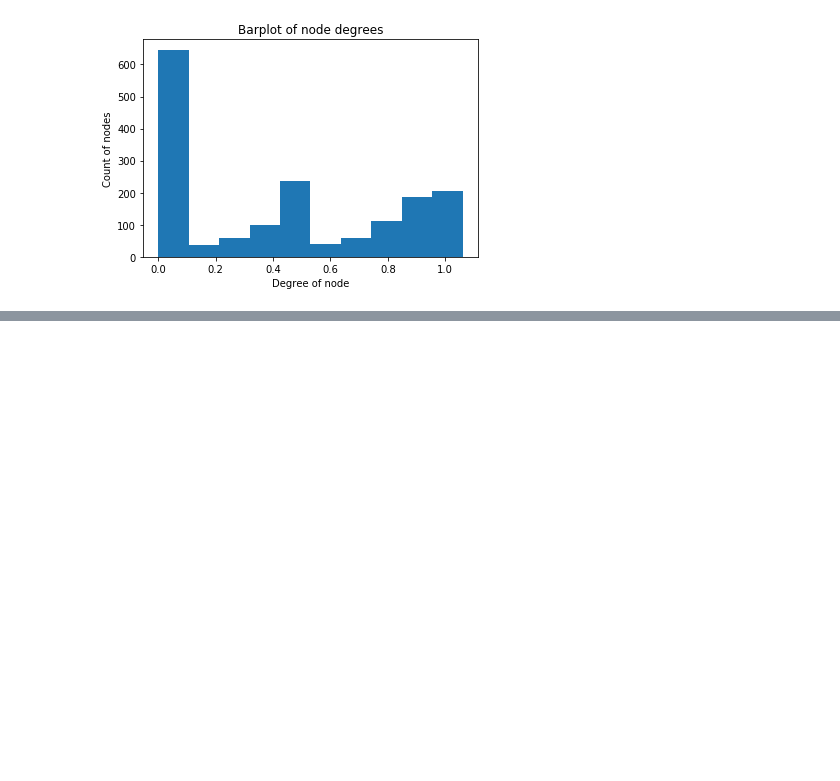
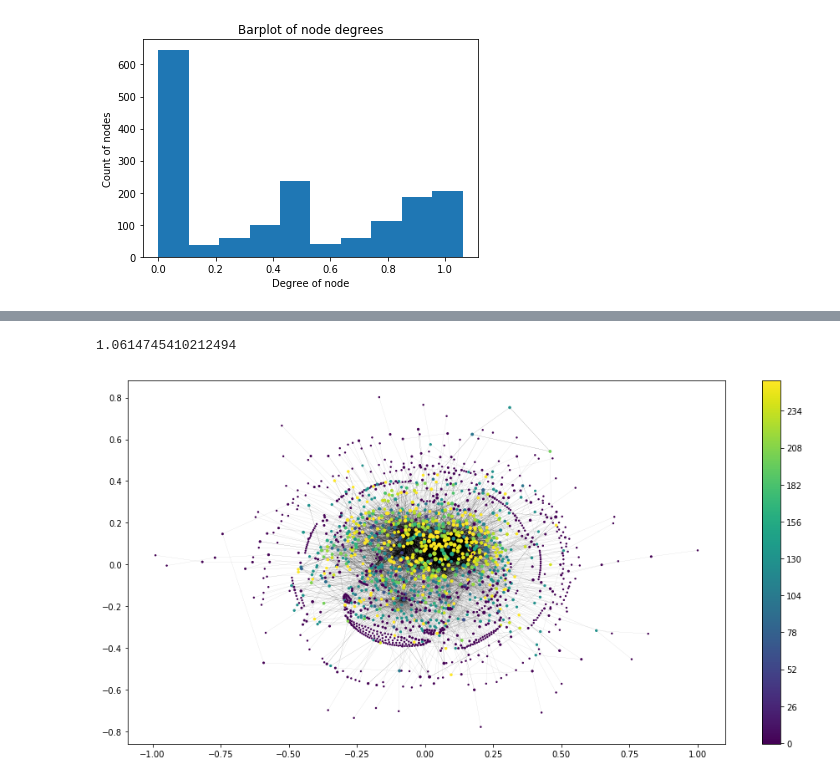
Before and after one commit to elifesciences-publications/PPiSeq, a Jupyter notebook: scripts/calculate_ppi_entropy.ipynb, the cells around one changed output, grey strips where cells are left out. Saved outputs shown, nothing was run; the diff lists cells and outputs as text; code cells hidden in the pictures; blank space fills up the shorter version.

```diff
--- a/scripts/calculate_ppi_entropy.ipynb
+++ b/scripts/calculate_ppi_entropy.ipynb
@@ -8,6 +9,8 @@ g = nx.read_gpickle("../tmp/condition_multigraph.nxp")
 g
 # %% [output]
 <networkx.classes.multigraph.MultiGraph at 0x...>
+# %%
+de = [ i[1] for i in g.degree()]
 # %%
 interaction_entropies = dict()
 fitness_entropies = dict()
@@ -65,7 +95,18 @@ hist.savefig("../tmp/interaction_entropies_hist.png")
 # %%
 pos = nx.layout.kamada_kawai_layout(g)
+# %%
+np.max([g.nodes[k]['interaction_entropy'] for k in g.nodes])
+# %% [output]
+1.0614745410212494
 # %%
-plt.figure(figsize=(16, 16))
-nodes = nx.draw_networkx_nodes(g, pos, node_size=0.1, node_color=[i for k,i in interaction_entropies.items()])
-edges = nx.draw_networkx_edges(g, pos, node_size=0.1, width=0.1)
+plt.figure(figsize=(16,8))
+nodes = nx.draw_networkx_nodes(g, pos,
+    node_size=np.log2(de)*2,
+    node_color=[g.nodes[k]['interaction_entropy'] for k in g.nodes])
+edges = nx.draw_networkx_edges(g, pos, width=0.1, alpha=0.2)
+nodes.set_norm(matplotlib.colors.NoNorm())
+plt.colorbar(nodes)
+plt.legend()
 plt.show()
+# %% [output]
+[figure, added]
```
Also changed, not shown: parts of 7 cells of this notebook, 2 other files.
